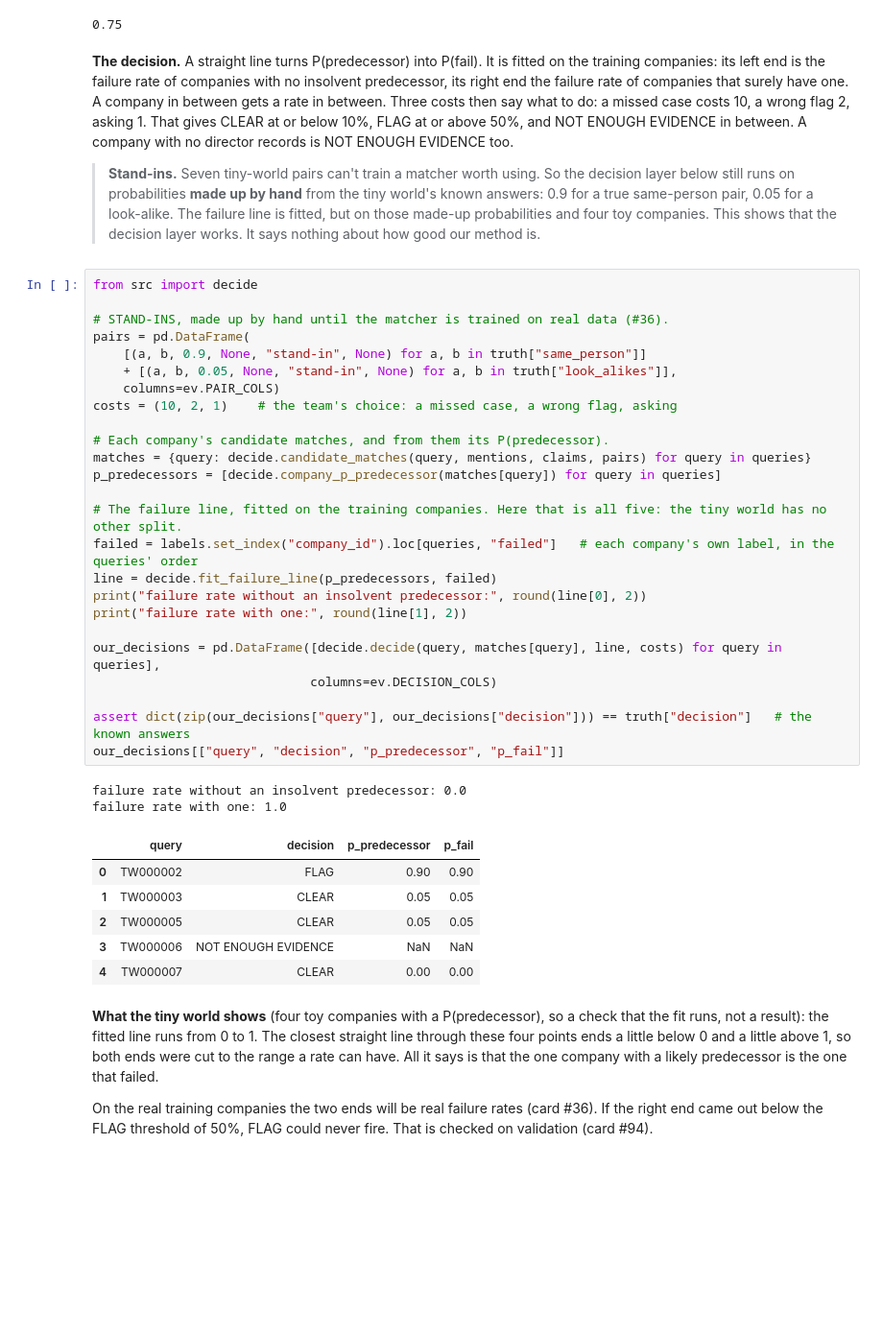
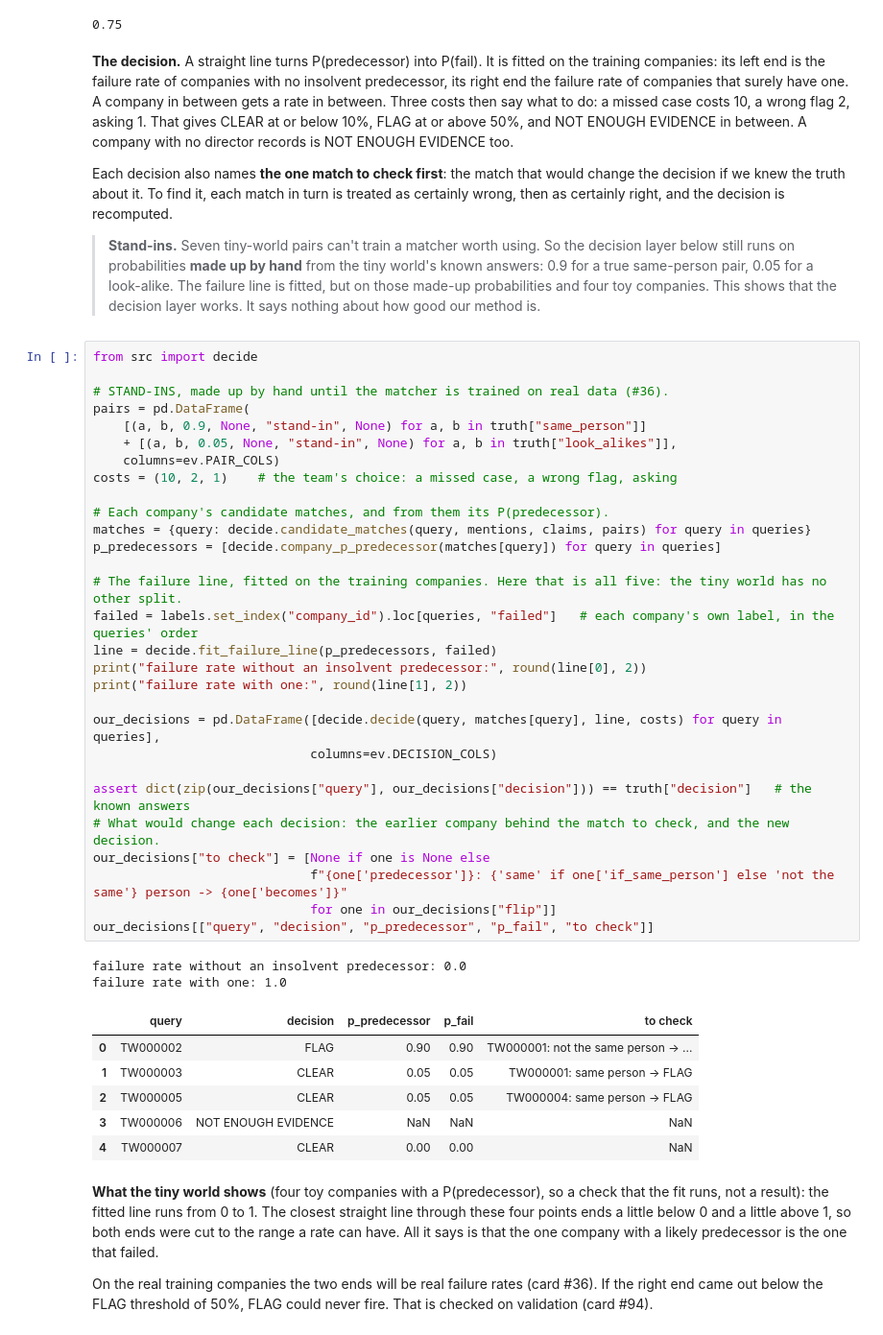
Before and after one commit to C-Nietzschmann/veritas-hackathon, a Jupyter notebook: notebooks/main.ipynb, the cells around one changed output. Shown at 96% size. Cells and saved outputs as stored; diff of their text form; blank space fills up the shorter version.

```diff
--- a/notebooks/main.ipynb
+++ b/notebooks/main.ipynb
@@ -214,41 +214,47 @@ p_predecessor([0.5, 0.5])
 # %% [markdown]
 **The decision.** A straight line turns P(predecessor) into P(fail). It is fitted on the training companies: its left end is the failure rate of companies with no insolvent predecessor, its right end the failure rate of companies that surely have one. A company in between gets a rate in between. Three costs then say what to do: a missed case costs 10, a wrong flag 2, asking 1. That gives CLEAR at or below 10%, FLAG at or above 50%, and NOT ENOUGH EVIDENCE in between. A company with no director records is NOT ENOUGH EVIDENCE too.
 
+Each decision also names **the one match to check first**: the match that would change the decision if we knew the truth about it. To find it, each match in turn is treated as certainly wrong, then as certainly right, and the decision is recomputed.
+
 > **Stand-ins.** Seven tiny-world pairs can't train a matcher worth using. So the decision layer below still runs on probabilities **made up by hand** from the tiny world's known answers: 0.9 for a true same-person pair, 0.05 for a look-alike. The failure line is fitted, but on those made-up probabilities and four toy companies. This shows that the decision layer works. It says nothing about how good our method is.
 # %%
 from src import decide
 
 # STAND-INS, made up by hand until the matcher is trained on real data (#36).
 pairs = pd.DataFrame(
     [(a, b, 0.9, None, "stand-in", None) for a, b in truth["same_person"]]
     + [(a, b, 0.05, None, "stand-in", None) for a, b in truth["look_alikes"]],
     columns=ev.PAIR_COLS)
 costs = (10, 2, 1)    # the team's choice: a missed case, a wrong flag, asking
 
 # Each company's candidate matches, and from them its P(predecessor).
 matches = {query: decide.candidate_matches(query, mentions, claims, pairs) for query in queries}
 p_predecessors = [decide.company_p_predecessor(matches[query]) for query in queries]
 
 # The failure line, fitted on the training companies. Here that is all five: the tiny world has no other split.
 failed = labels.set_index("company_id").loc[queries, "failed"]   # each company's own label, in the queries' order
 line = decide.fit_failure_line(p_predecessors, failed)
 print("failure rate without an insolvent predecessor:", round(line[0], 2))
 print("failure rate with one:", round(line[1], 2))
 
 our_decisions = pd.DataFrame([decide.decide(query, matches[query], line, costs) for query in queries],
                              columns=ev.DECISION_COLS)
 
 assert dict(zip(our_decisions["query"], our_decisions["decision"])) == truth["decision"]   # the known answers
-our_decisions[["query", "decision", "p_predecessor", "p_fail"]]
+# What would change each decision: the earlier company behind the match to check, and the new decision.
+our_decisions["to check"] = [None if one is None else
+                             f"{one['predecessor']}: {'same' if one['if_same_person'] else 'not the same'} person -> {one['becomes']}"
+                             for one in our_decisions["flip"]]
+our_decisions[["query", "decision", "p_predecessor", "p_fail", "to check"]]
 # %% [output]
 failure rate without an insolvent predecessor: 0.0
 failure rate with one: 1.0
-|  | query | decision | p_predecessor | p_fail |
-| 0 | TW000002 | FLAG | 0.90 | 0.90 |
-| 1 | TW000003 | CLEAR | 0.05 | 0.05 |
-| 2 | TW000005 | CLEAR | 0.05 | 0.05 |
-| 3 | TW000006 | NOT ENOUGH EVIDENCE | NaN | NaN |
-| 4 | TW000007 | CLEAR | 0.00 | 0.00 |
+|  | query | decision | p_predecessor | p_fail | to check |
+| 0 | TW000002 | FLAG | 0.90 | 0.90 | TW000001: not the same person -> ... |
+| 1 | TW000003 | CLEAR | 0.05 | 0.05 | TW000001: same person -> FLAG |
+| 2 | TW000005 | CLEAR | 0.05 | 0.05 | TW000004: same person -> FLAG |
+| 3 | TW000006 | NOT ENOUGH EVIDENCE | NaN | NaN | NaN |
+| 4 | TW000007 | CLEAR | 0.00 | 0.00 | NaN |
 # %% [markdown]
 **What the tiny world shows** (four toy companies with a P(predecessor), so a check that the fit runs, not a result): the fitted line runs from 0 to 1. The closest straight line through these four points ends a little below 0 and a little above 1, so both ends were cut to the range a rate can have. All it says is that the one company with a likely predecessor is the one that failed.
 
```
Also changed, not shown: parts of 1 cell of this notebook, 3 other files.
